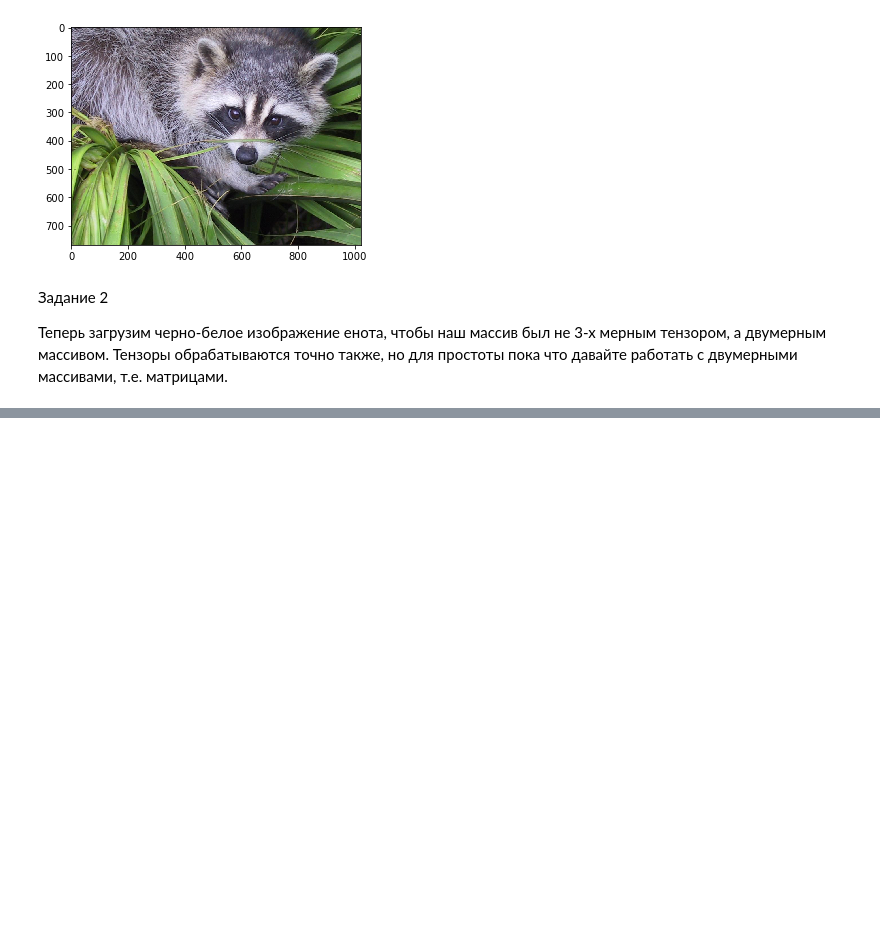
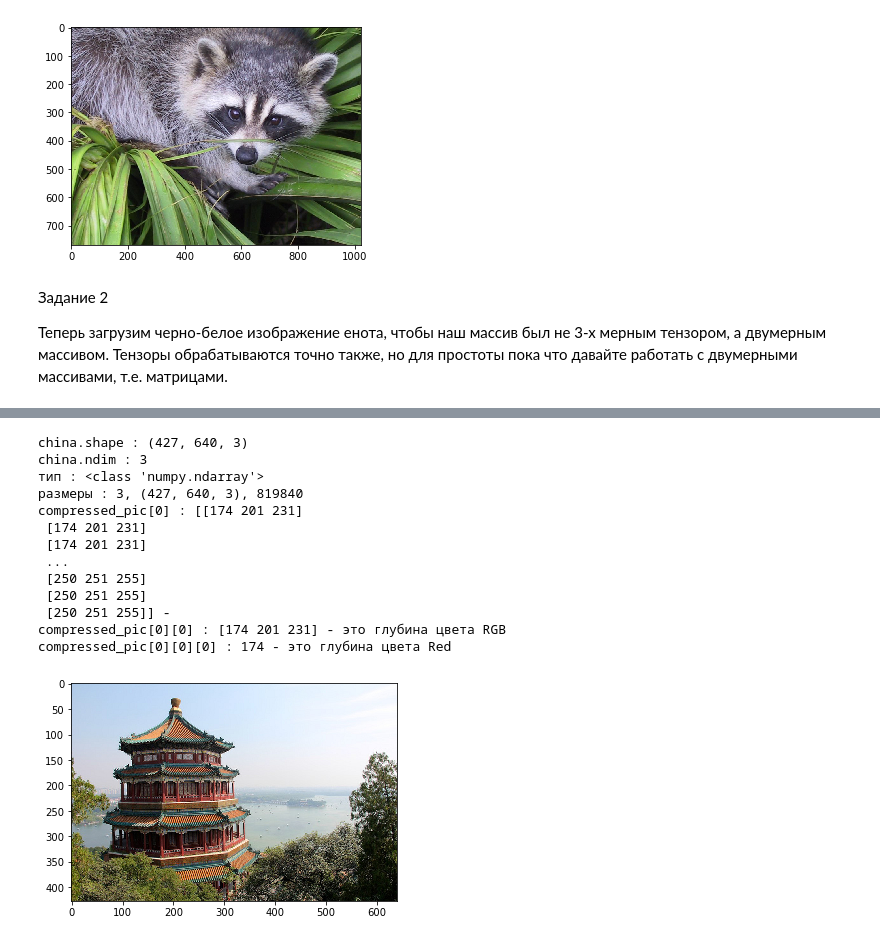
Before and after one commit to loyalbuddha/For_DLS, a Jupyter notebook: HW2.ipynb, the cells around one changed output, grey strips where cells are left out. Cells and saved outputs as stored; diff of their text form; code cells hidden in the pictures; blank space fills up the shorter version.

```diff
--- a/HW2.ipynb
+++ b/HW2.ipynb
@@ -350,0 +435,30 @@ pic_second += 50
+# %%
+china = load_sample_image('china.jpg')
+plt.imshow(china)
+print(f'china.shape : {china.shape}')
+h, w, c = china.shape
+print(f'china.ndim : {china.ndim}')
+
+
+''' исследуем, что это за картинка '''
+compressed_pic = copy(china)
+#compressed_pic = np.array_split(compressed_pic, 4)
+plt.imshow(compressed_pic)
+print(f'тип : {type(compressed_pic)}\nразмеры : {compressed_pic.ndim}, {compressed_pic.shape}, {compressed_pic.size}')
+print(f'compressed_pic[0][0] : {compressed_pic[0][0]} - это глубина цвета RGB в 1 пикселе')
+print(f'compressed_pic[0][0][0] : {compressed_pic[0][0][0]} - это глубина цвета Red')
+# %% [output]
+china.shape : (427, 640, 3)
+china.ndim : 3
+тип : <class 'numpy.ndarray'>
+размеры : 3, (427, 640, 3), 819840
+compressed_pic[0] : [[174 201 231]
+ [174 201 231]
+ [174 201 231]
+ ...
+ [250 251 255]
+ [250 251 255]
+ [250 251 255]] -
+compressed_pic[0][0] : [174 201 231] - это глубина цвета RGB
+compressed_pic[0][0][0] : 174 - это глубина цвета Red
+[figure, added]
```
Also changed, not shown: parts of 4 cells of this notebook.
